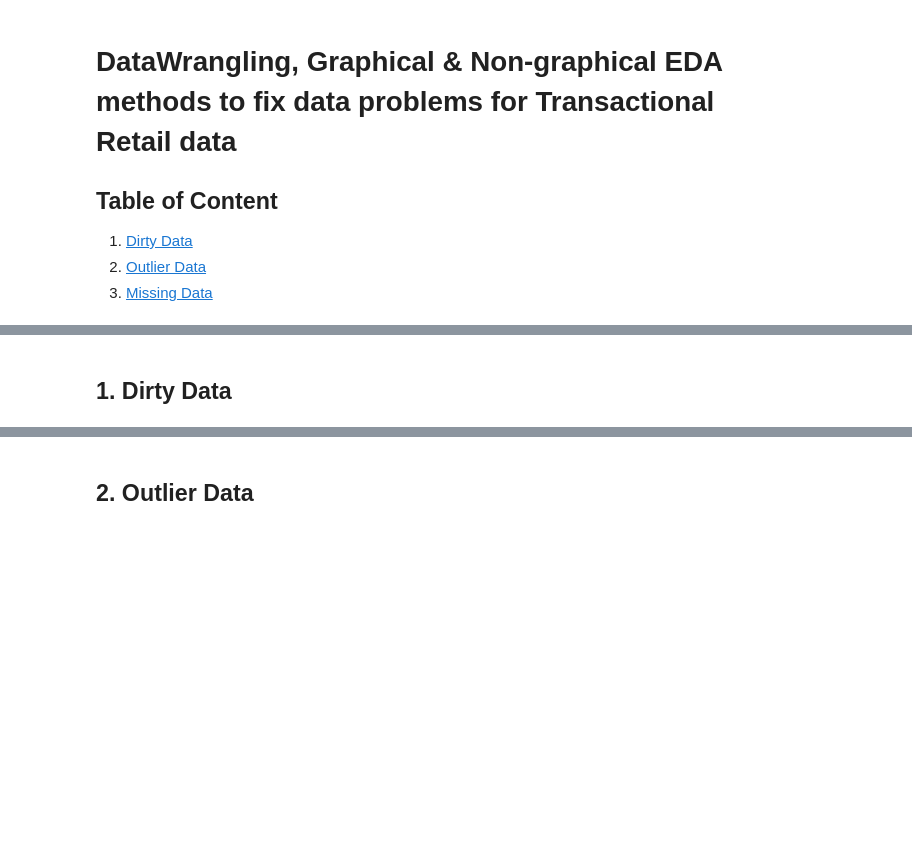
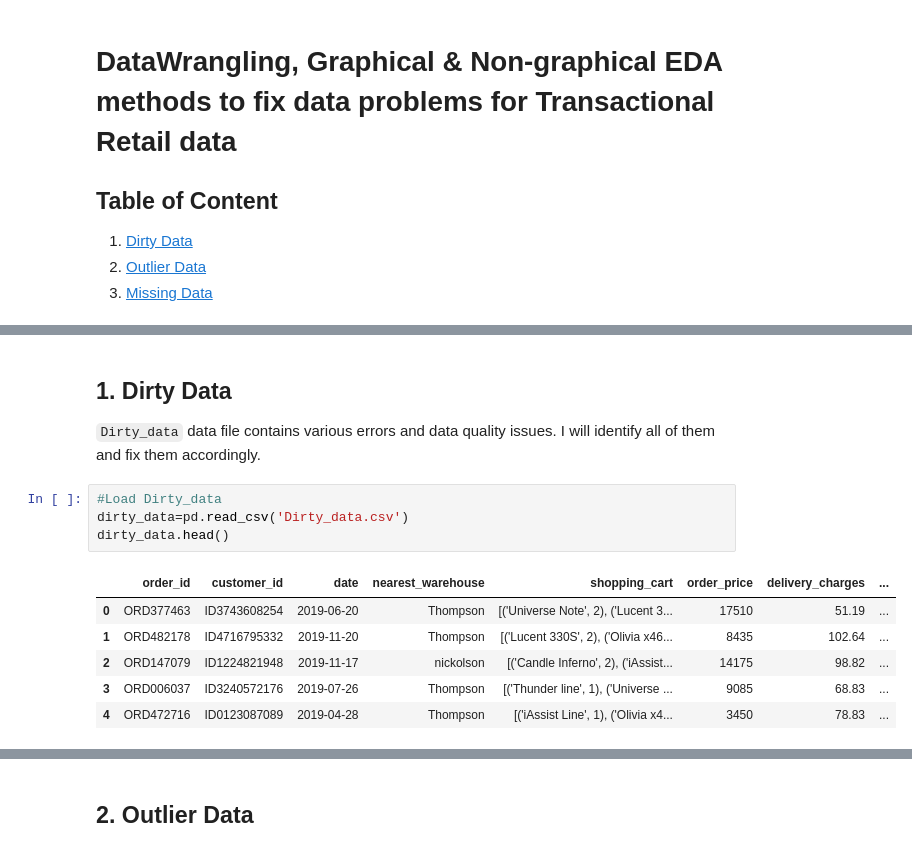
Before and after one commit to DanielTranDS/TransactionalRetailData-Wrangling-EDA, a Jupyter notebook: TransactionalRetail_Codes.ipynb, the cells around one changed output, grey strips where cells are left out. Cells and saved outputs as stored; diff of their text form; blank space fills up the shorter version.

```diff
--- a/TransactionalRetail_Codes.ipynb
+++ b/TransactionalRetail_Codes.ipynb
@@ -10,2 +33,15 @@
 # %% [markdown]
 ## 1. Dirty Data <a class="anchor" id="1"></a>
+
+`Dirty_data` data file contains various errors and data quality issues. I will identify all of them and fix them accordingly.
+# %%
+#Load Dirty_data
+dirty_data=pd.read_csv('Dirty_data.csv')
+dirty_data.head()
+# %% [output]
+|  | order_id | customer_id | date | nearest_warehouse | shopping_cart | order_price | delivery_charges | ... |
+| 0 | ORD377463 | ID3743608254 | 2019-06-20 | Thompson | [('Universe Note', 2), ('Lucent 3... | 17510 | 51.19 | ... |
+| 1 | ORD482178 | ID4716795332 | 2019-11-20 | Thompson | [('Lucent 330S', 2), ('Olivia x46... | 8435 | 102.64 | ... |
+| 2 | ORD147079 | ID1224821948 | 2019-11-17 | nickolson | [('Candle Inferno', 2), ('iAssist... | 14175 | 98.82 | ... |
+| 3 | ORD006037 | ID3240572176 | 2019-07-26 | Thompson | [('Thunder line', 1), ('Universe ... | 9085 | 68.83 | ... |
+| 4 | ORD472716 | ID0123087089 | 2019-04-28 | Thompson | [('iAssist Line', 1), ('Olivia x4... | 3450 | 78.83 | ... |
```
Also changed, not shown: parts of 41 cells of this notebook.
